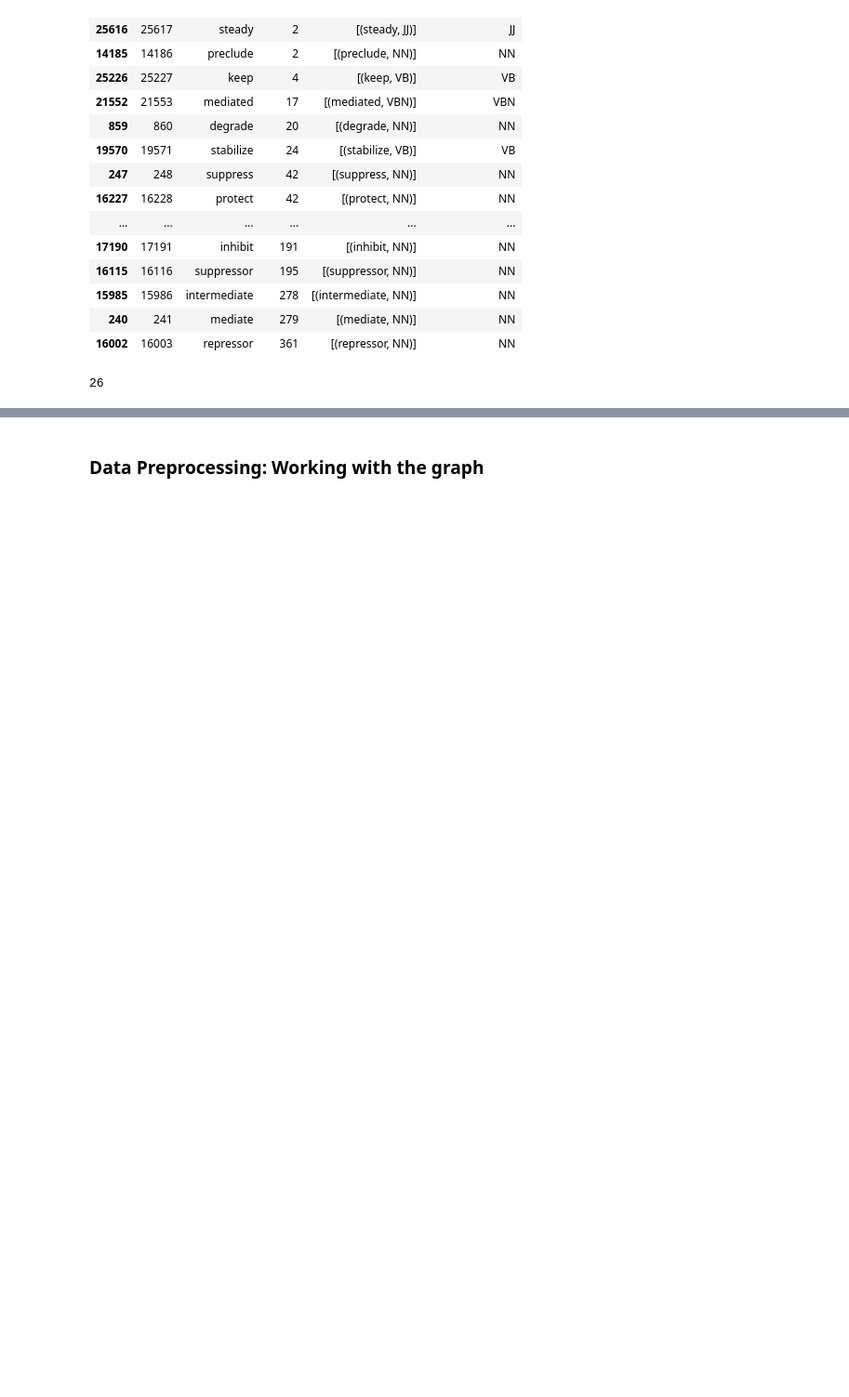
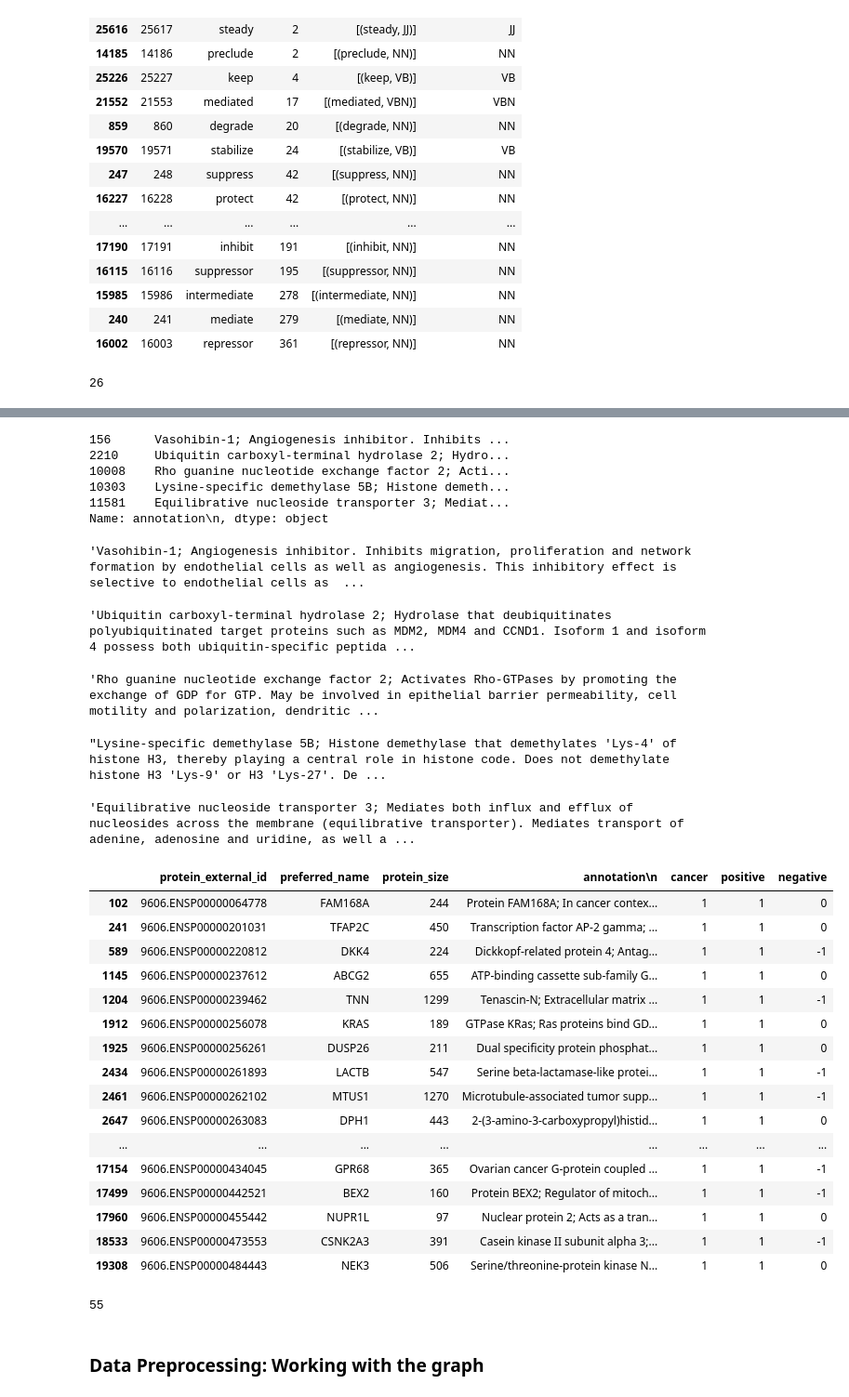
Before and after one commit to nonameforpirate2/DNA, a Jupyter notebook: NetworkAnalysis.ipynb, the cells around one changed output, grey strips where cells are left out. Shown: that part at 93% size. Cells and saved outputs as stored; diff of their text form; code cells hidden in the pictures; blank space fills up the shorter version.

Commit message:
update to some senti

```diff
--- a/NetworkAnalysis.ipynb
+++ b/NetworkAnalysis.ipynb
@@ -642,11 +642,14 @@ pos_tags = [item[0] for item in pos_tags]
 # %%
 def compute_sentiment_pos(txt):
     pos_words = pos_tags
-    analysis = nltk.sentiment.util.extract_unigram_feats(txt.split(), pos_words)
-    if True in analysis.values():
-        score = 1
+    if '_NEG' in ''.join(nltk.sentiment.util.mark_negation(txt.split())):
+        score = -1
     else:
-        score = 0
+        analysis = nltk.sentiment.util.extract_unigram_feats(txt.split(), pos_words)
+        if True in analysis.values():
+            score = 1
+        else:
+            score = 0
     return score
 def compute_sentiment_neg(txt):
     neg_words = neg_tags
@@ -679,3 +681,59 @@ protein_description_original
+# %%
+protein_desc_minusone['annotation\n']
+# %% [output]
+156      Vasohibin-1; Angiogenesis inhibitor. Inhibits ...
+2210     Ubiquitin carboxyl-terminal hydrolase 2; Hydro...
+10008    Rho guanine nucleotide exchange factor 2; Acti...
+10303    Lysine-specific demethylase 5B; Histone demeth...
+11581    Equilibrative nucleoside transporter 3; Mediat...
+Name: annotation\n, dtype: object
+# %%
+protein_desc_minusone['annotation\n'][156]
+# %% [output]
+'Vasohibin-1; Angiogenesis inhibitor. Inhibits migration, proliferation and network formation by endothelial cells as well as angiogenesis. This inhibitory effect is selective to endothelial cells as  ...
+# %%
+protein_desc_minusone['annotation\n'][2210]
+# %% [output]
+'Ubiquitin carboxyl-terminal hydrolase 2; Hydrolase that deubiquitinates polyubiquitinated target proteins such as MDM2, MDM4 and CCND1. Isoform 1 and isoform 4 possess both ubiquitin-specific peptida ...
+# %%
+protein_desc_minusone['annotation\n'][10008]
+# %% [output]
+'Rho guanine nucleotide exchange factor 2; Activates Rho-GTPases by promoting the exchange of GDP for GTP. May be involved in epithelial barrier permeability, cell motility and polarization, dendritic ...
+# %%
+protein_desc_minusone['annotation\n'][10303]
+# %% [output]
+"Lysine-specific demethylase 5B; Histone demethylase that demethylates 'Lys-4' of histone H3, thereby playing a central role in histone code. Does not demethylate histone H3 'Lys-9' or H3 'Lys-27'. De ...
+# %%
+protein_desc_minusone['annotation\n'][11581]
+# %% [output]
+'Equilibrative nucleoside transporter 3; Mediates both influx and efflux of nucleosides across the membrane (equilibrative transporter). Mediates transport of adenine, adenosine and uridine, as well a ...
+# %%
+#plus one
+protein_desc_plusone = protein_description_original[protein_description_original['positive'] == 1]
+# %%
+protein_desc_plusone
+# %% [output]
+|  | protein_external_id | preferred_name | protein_size | annotation\n | cancer | positive | negative |
+| 102 | 9606.ENSP00000064778 | FAM168A | 244 | Protein FAM168A; In cancer contex... | 1 | 1 | 0 |
+| 241 | 9606.ENSP00000201031 | TFAP2C | 450 | Transcription factor AP-2 gamma; ... | 1 | 1 | 0 |
+| 589 | 9606.ENSP00000220812 | DKK4 | 224 | Dickkopf-related protein 4; Antag... | 1 | 1 | -1 |
+| 1145 | 9606.ENSP00000237612 | ABCG2 | 655 | ATP-binding cassette sub-family G... | 1 | 1 | 0 |
+| 1204 | 9606.ENSP00000239462 | TNN | 1299 | Tenascin-N; Extracellular matrix ... | 1 | 1 | -1 |
+| 1912 | 9606.ENSP00000256078 | KRAS | 189 | GTPase KRas; Ras proteins bind GD... | 1 | 1 | 0 |
+| 1925 | 9606.ENSP00000256261 | DUSP26 | 211 | Dual specificity protein phosphat... | 1 | 1 | 0 |
+| 2434 | 9606.ENSP00000261893 | LACTB | 547 | Serine beta-lactamase-like protei... | 1 | 1 | -1 |
+| 2461 | 9606.ENSP00000262102 | MTUS1 | 1270 | Microtubule-associated tumor supp... | 1 | 1 | -1 |
+| 2647 | 9606.ENSP00000263083 | DPH1 | 443 | 2-(3-amino-3-carboxypropyl)histid... | 1 | 1 | 0 |
+| ... | ... | ... | ... | ... | ... | ... | ... |
+| 17154 | 9606.ENSP00000434045 | GPR68 | 365 | Ovarian cancer G-protein coupled ... | 1 | 1 | -1 |
+| 17499 | 9606.ENSP00000442521 | BEX2 | 160 | Protein BEX2; Regulator of mitoch... | 1 | 1 | -1 |
+| 17960 | 9606.ENSP00000455442 | NUPR1L | 97 | Nuclear protein 2; Acts as a tran... | 1 | 1 | 0 |
+| 18533 | 9606.ENSP00000473553 | CSNK2A3 | 391 | Casein kinase II subunit alpha 3;... | 1 | 1 | -1 |
+| 19308 | 9606.ENSP00000484443 | NEK3 | 506 | Serine/threonine-protein kinase N... | 1 | 1 | 0 |
+# %%
+len(protein_desc_plusone)
+# %% [output]
+55
 # %%
 protein_description_original.to_csv('cancer.csv')
 #to do, apply sentiment analysis.
```
Also changed, not shown: parts of 3 cells of this notebook.
